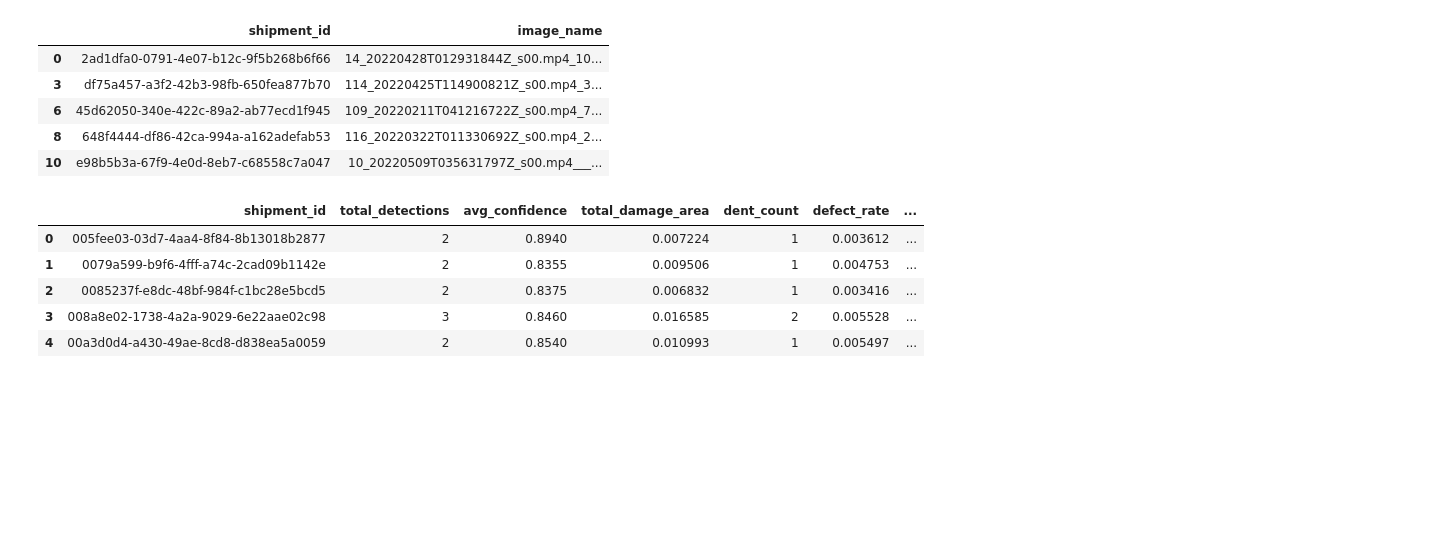
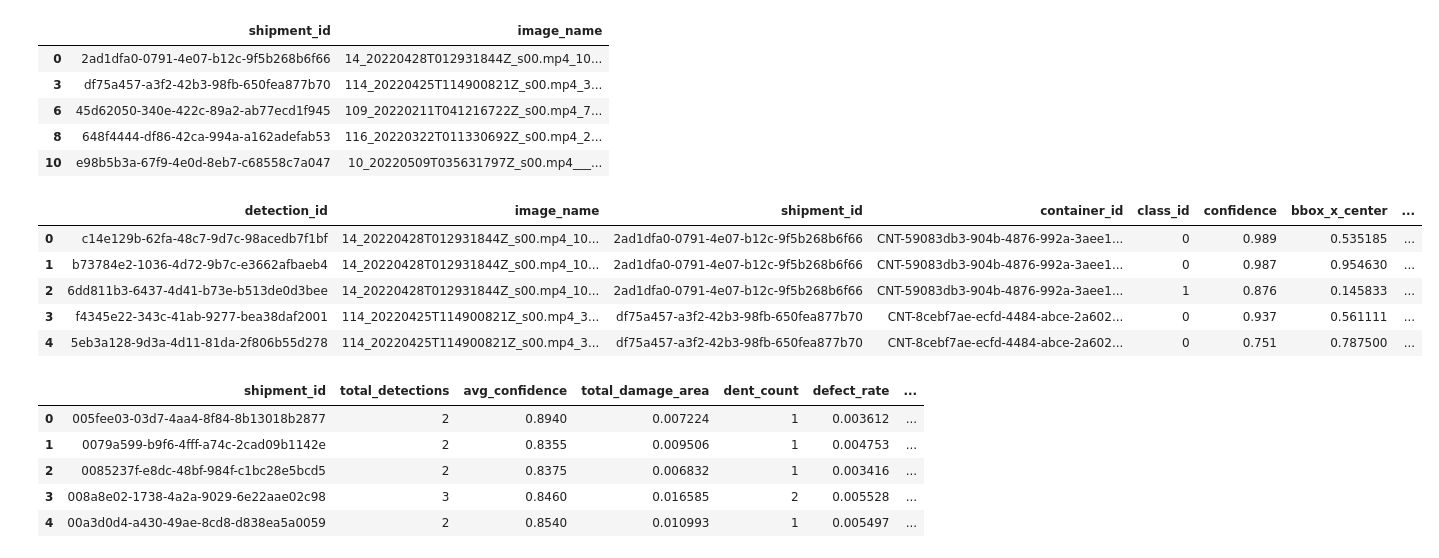
Before and after one commit to Mipjeiger/logistic-business-AI-Engineer-end-to-end-solution, a Jupyter notebook: notebooks/container-risk-inspection/01_build_features.ipynb, the cells around one changed output. Saved outputs shown, nothing was run; the diff lists cells and outputs as text; code cells hidden in the pictures; blank space fills up the shorter version.

```diff
--- a/notebooks/container-risk-inspection/01_build_features.ipynb
+++ b/notebooks/container-risk-inspection/01_build_features.ipynb
@@ -223,6 +214,15 @@ df_images.head()
 | 6 | 45d62050-340e-422c-89a2-ab77ecd1f945 | 109_20220211T041216722Z_s00.mp4_7... |
 | 8 | 648f4444-df86-42ca-994a-a162adefab53 | 116_20220322T011330692Z_s00.mp4_2... |
 | 10 | e98b5b3a-67f9-4e0d-8eb7-c68558c7a047 | 10_20220509T035631797Z_s00.mp4___... |
+# %%
+df_cv.head()
+# %% [output]
+|  | detection_id | image_name | shipment_id | container_id | class_id | confidence | bbox_x_center | ... |
+| 0 | c14e129b-62fa-48c7-9d7c-98acedb7f1bf | 14_20220428T012931844Z_s00.mp4_10... | 2ad1dfa0-0791-4e07-b12c-9f5b268b6f66 | CNT-59083db3-904b-4876-992a-3aee1... | 0 | 0.989 | 0.535185 | ... |
+| 1 | b73784e2-1036-4d72-9b7c-e3662afbaeb4 | 14_20220428T012931844Z_s00.mp4_10... | 2ad1dfa0-0791-4e07-b12c-9f5b268b6f66 | CNT-59083db3-904b-4876-992a-3aee1... | 0 | 0.987 | 0.954630 | ... |
+| 2 | 6dd811b3-6437-4d41-b73e-b513de0d3bee | 14_20220428T012931844Z_s00.mp4_10... | 2ad1dfa0-0791-4e07-b12c-9f5b268b6f66 | CNT-59083db3-904b-4876-992a-3aee1... | 1 | 0.876 | 0.145833 | ... |
+| 3 | f4345e22-343c-41ab-9277-bea38daf2001 | 114_20220425T114900821Z_s00.mp4_3... | df75a457-a3f2-42b3-98fb-650fea877b70 | CNT-8cebf7ae-ecfd-4484-abce-2a602... | 0 | 0.937 | 0.561111 | ... |
+| 4 | 5eb3a128-9d3a-4d11-81da-2f806b55d278 | 114_20220425T114900821Z_s00.mp4_3... | df75a457-a3f2-42b3-98fb-650fea877b70 | CNT-8cebf7ae-ecfd-4484-abce-2a602... | 0 | 0.751 | 0.787500 | ... |
 # %%
 # Create features dataframe
 df_features = cv_agg.merge(
```
Also changed, not shown: parts of 2 cells of this notebook, 11 other files.
